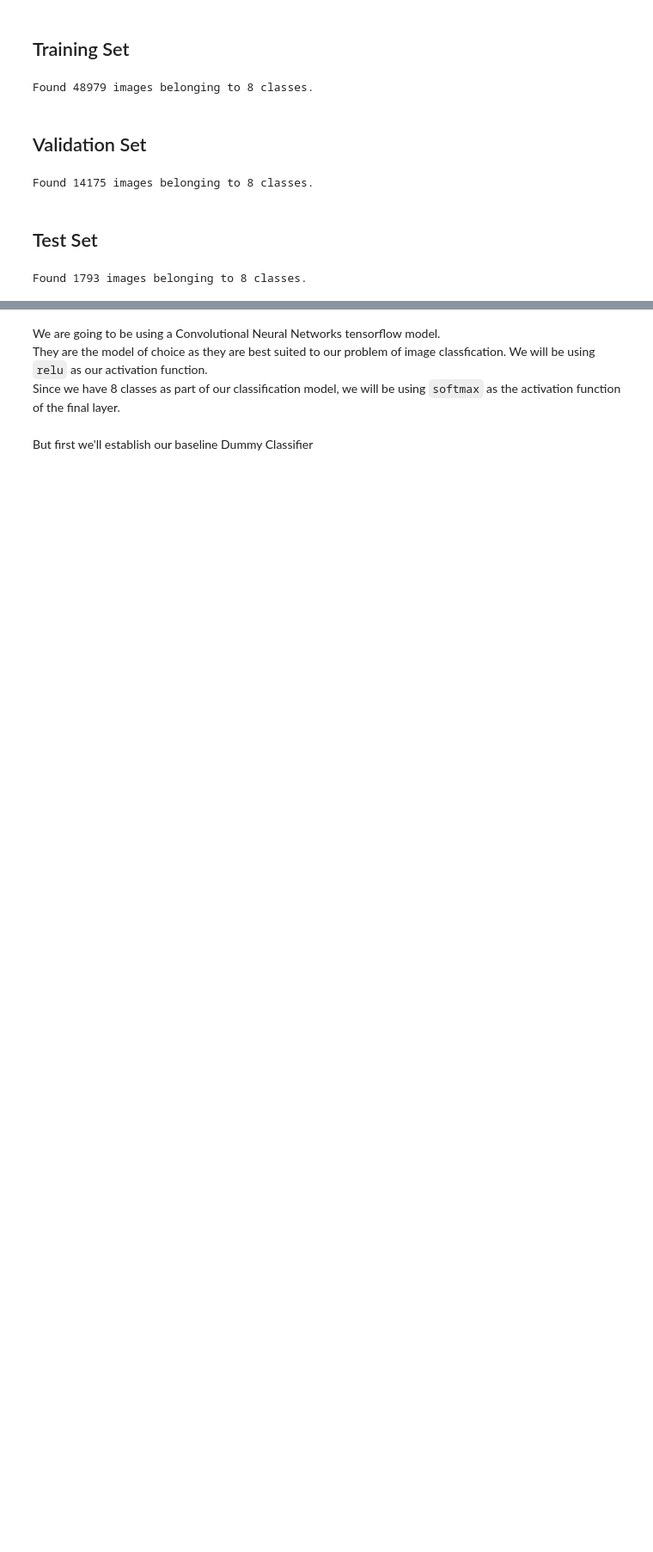
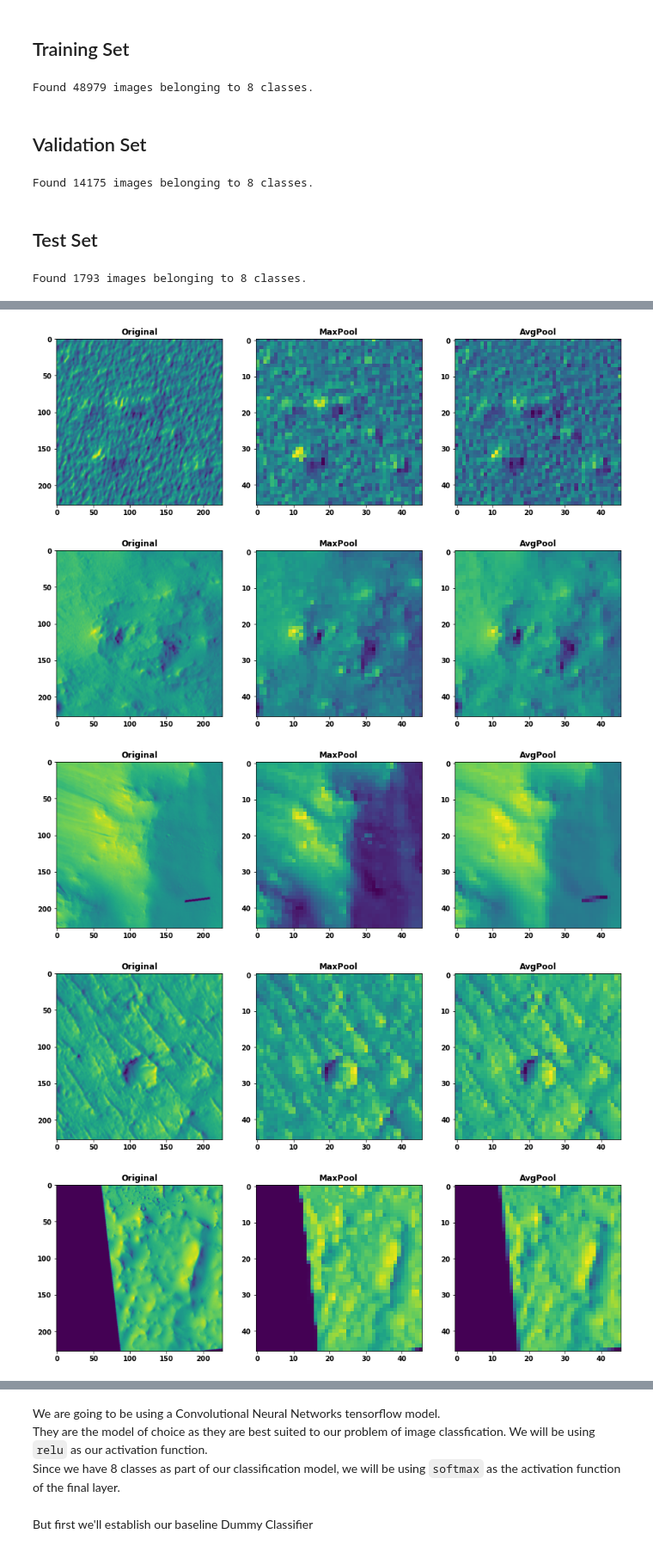
Before and after one commit to ssaeed85/dsc-ph5-MarsTerrainAnomalyDetection, a Jupyter notebook: 01_TensorflowModeling_Adam.ipynb, the cells around one changed output, grey strips where cells are left out. Shown at 86% size. Cells and saved outputs as stored; diff of their text form; code cells hidden in the pictures; blank space fills up the shorter version.

```diff
--- a/01_TensorflowModeling_Adam.ipynb
+++ b/01_TensorflowModeling_Adam.ipynb
@@ -129,0 +160,33 @@ Found 1793 images belonging to 8 classes.
+# %%
+test_set_images = [test_generator[0][0][i] for i in range(0,5)]
+i=0
+
+for each in test_set_images:
+    matrix = each
+    matrix = matrix[tf.newaxis, :, :, :]
+    mp = tf.nn.max_pool2d(matrix, ksize=(5,5), strides=(5,5),
+                              padding="SAME")
+    ap = tf.nn.avg_pool2d(matrix, ksize=(5,5), strides=(5,5), padding="SAME")
+
+
+    fig,(ax1,ax2,ax3) = plt.subplots(1,3,figsize=(15,5))
+
+    ax1.imshow(matrix[0])
+    ax2.imshow(mp[0])
+    ax3.imshow(ap[0])
+
+    i=i+1
+
+    ax1.set_title('Original')
+    ax2.set_title('MaxPool')
+    ax3.set_title('AvgPool')
+    plt.savefig(f'./savedFigs/PoolingDisplayEg_0{i}.jpg',
+            dpi='figure', bbox_inches='tight',
+          facecolor='auto', edgecolor='auto',
+         )
+# %% [output]
+[figure, added]
+[figure, added]
+[figure, added]
+[figure, added]
+[figure, added]
```
Also changed, not shown: parts of 19 cells of this notebook, 1 other file.
